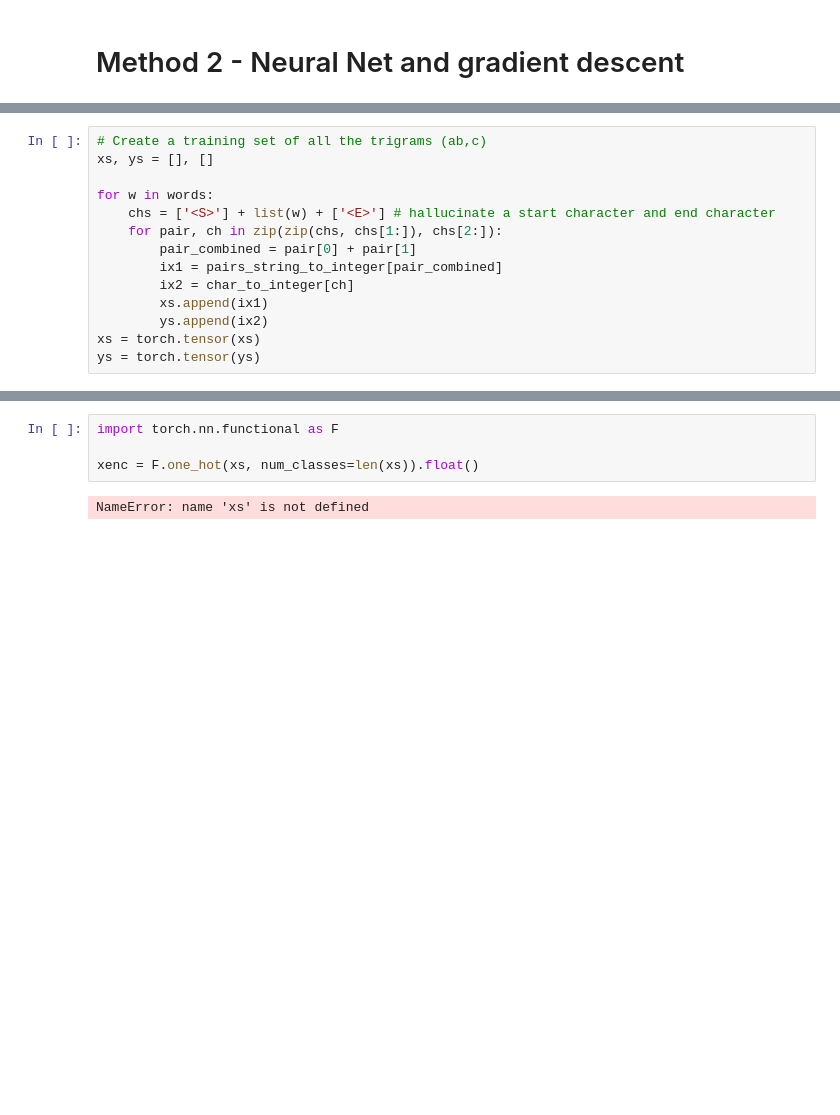
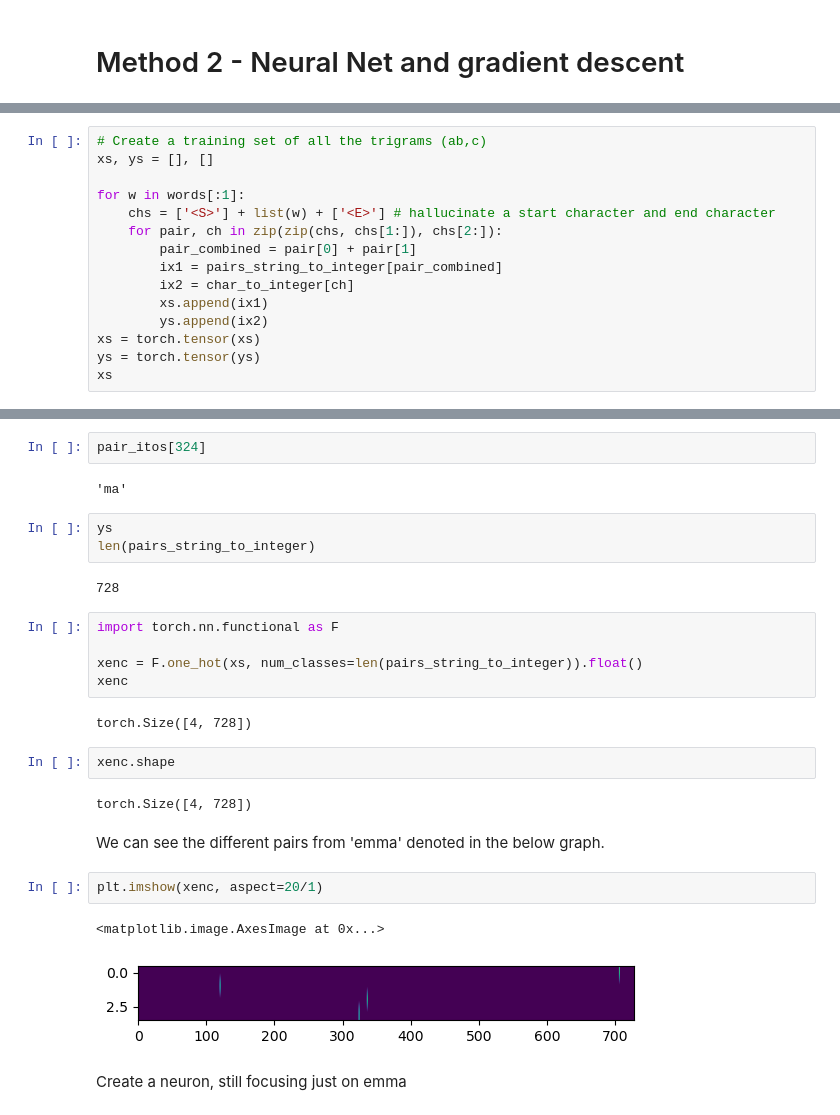
Before and after one commit to rbuke/trigram-model, a Jupyter notebook: model.ipynb, the cells around one changed output, grey strips where cells are left out. Drawn from its saved outputs; the diff is of its cells as text; blank space fills up the shorter version.

Commit message:
working through neuron

```diff
--- a/model.ipynb
+++ b/model.ipynb
@@ -345,7 +357,7 @@ words[:1]
 # Create a training set of all the trigrams (ab,c)
 xs, ys = [], []
 
-for w in words:
+for w in words[:1]:
     chs = ['<S>'] + list(w) + ['<E>'] # hallucinate a start character and end character
     for pair, ch in zip(zip(chs, chs[1:]), chs[2:]):
         pair_combined = pair[0] + pair[1]
@@ -355,3 +367,4 @@ for w in words:
         ys.append(ix2)
 xs = torch.tensor(xs)
 ys = torch.tensor(ys)
+xs
@@ -358,6 +375,29 @@ ys = torch.tensor(ys)
+# %%
+pair_itos[324]
+# %% [output]
+'ma'
+# %%
+ys
+len(pairs_string_to_integer)
+# %% [output]
+728
 # %%
 import torch.nn.functional as F
 
-xenc = F.one_hot(xs, num_classes=len(xs)).float()
+xenc = F.one_hot(xs, num_classes=len(pairs_string_to_integer)).float()
+xenc
 # %% [output]
-NameError: name 'xs' is not defined
+torch.Size([4, 728])
+# %%
+xenc.shape
+# %% [output]
+torch.Size([4, 728])
+# %% [markdown]
+We can see the different pairs from 'emma' denoted in the below graph.
+# %%
+plt.imshow(xenc, aspect=20/1)
+# %% [output]
+<matplotlib.image.AxesImage at 0x...>
+[figure, added]
+# %% [markdown]
+Create a neuron, still focusing just on emma
```
Also changed, not shown: parts of 8 cells of this notebook.
